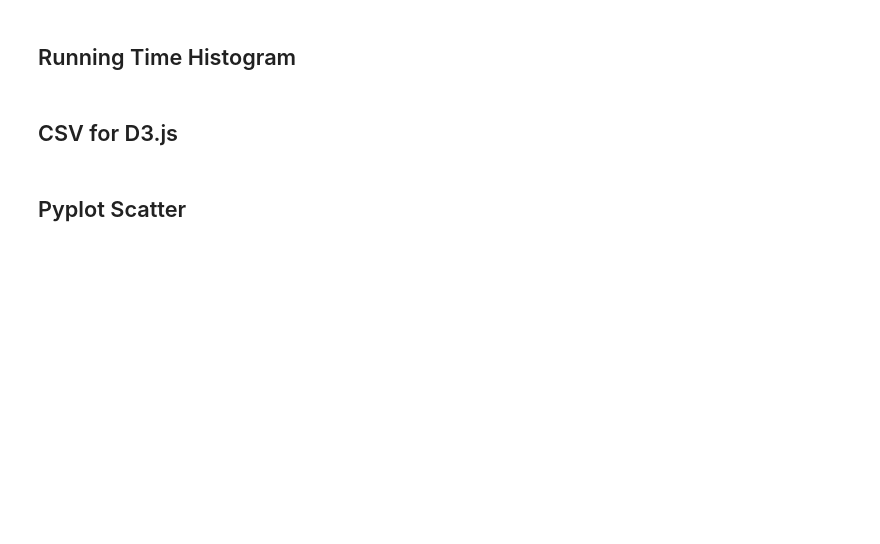
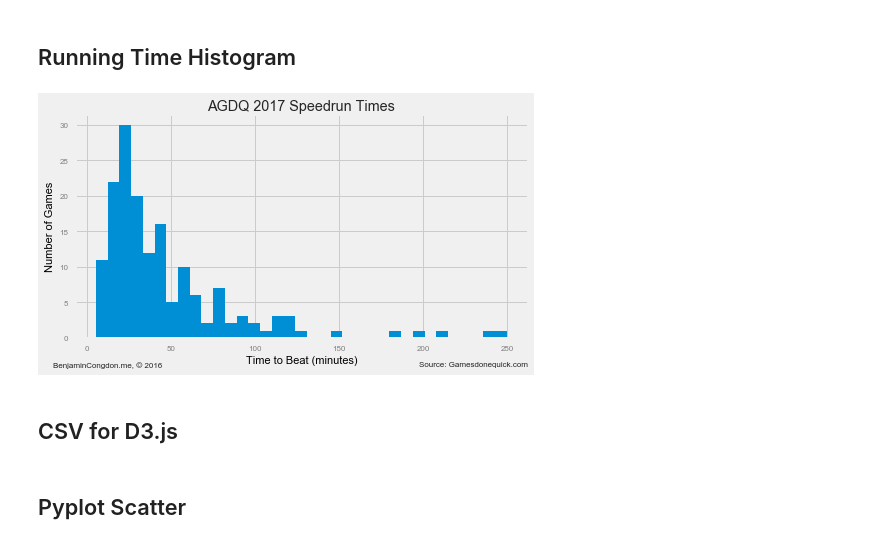
Before and after one commit to bcongdon/agdq-2017-schedule-analysis, a Jupyter notebook: AGDQ-2017-Schedule-Analysis.ipynb, the cells around one changed output. Cells and saved outputs as stored; diff of their text form; code cells hidden in the pictures; blank space fills up the shorter version.

```diff
--- a/AGDQ-2017-Schedule-Analysis.ipynb
+++ b/AGDQ-2017-Schedule-Analysis.ipynb
@@ -345,25 +264,27 @@ plt.savefig('./render/platforms_run.png', bbox_inches='tight', dpi=350)
 # %%
 figure = plt.figure(figsize=(720/100, 475/100), dpi=100)
 
-ax = game_frame['minutes'].hist(bins=25)
+ax = game_frame['minutes'].hist(bins=35)
 ax.yaxis.set_ticks_position('left')
 ax.xaxis.set_ticks_position('bottom')
 plt.xlabel("Time to Beat (minutes)", fontsize=11)
 plt.ylabel("Number of Games", fontsize=11)
 plt.title("AGDQ 2017 Speedrun Times")
 ax.text(1, -0.12,'Source: Gamesdonequick.com',
      horizontalalignment='right',
      verticalalignment='center',
      transform = ax.transAxes,
      fontsize=8)
 ax.text(-.05, -0.12,'BenjaminCongdon.me, © 2016',
      horizontalalignment='left',
      verticalalignment='center',
      transform = ax.transAxes,
      fontsize=8)
 plt.tight_layout()
 plt.savefig('./img/time_to_run_histogram.png', bb_inches='tight', dpi=100)
 plt.savefig('./render/time_to_run_histogram.png', bb_inches='tight', dpi=350)
+# %% [output]
+[figure, added]
 # %% [markdown]
 ## CSV for D3.js
 # %%
```
Also changed, not shown: parts of 21 cells of this notebook, 13 other files.
